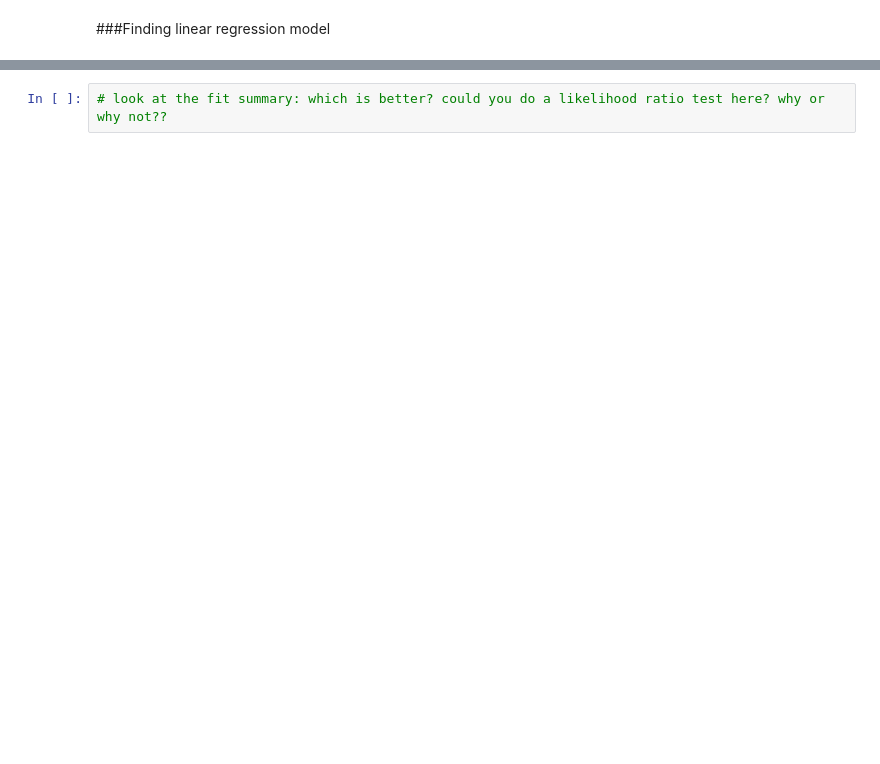
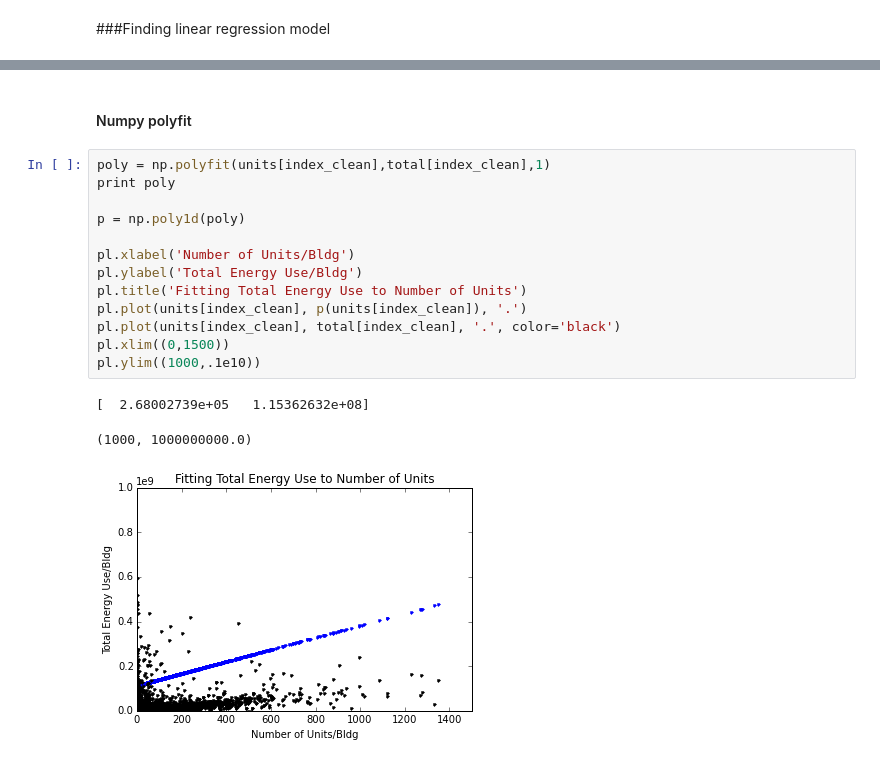
Before and after one commit to hannahkates/PUI2015_hkates, a Jupyter notebook: HW5/HW5_Bldg_Energy.ipynb, the cells around one changed output, grey strips where cells are left out. Saved outputs shown, nothing was run; the diff lists cells and outputs as text; blank space fills up the shorter version.

```diff
--- a/HW5/HW5_Bldg_Energy.ipynb
+++ b/HW5/HW5_Bldg_Energy.ipynb
@@ -220,2 +188,19 @@ AttributeError: 'DataFrame' object has no attribute 'total'
-# %%
-# look at the fit summary: which is better? could you do a likelihood ratio test here? why or why not??
+# %% [markdown]
+#### Numpy polyfit
+# %%
+poly = np.polyfit(units[index_clean],total[index_clean],1)
+print poly
+
+p = np.poly1d(poly)
+
+pl.xlabel('Number of Units/Bldg')
+pl.ylabel('Total Energy Use/Bldg')
+pl.title('Fitting Total Energy Use to Number of Units')
+pl.plot(units[index_clean], p(units[index_clean]), '.')
+pl.plot(units[index_clean], total[index_clean], '.', color='black')
+pl.xlim((0,1500))
+pl.ylim((1000,.1e10))
+# %% [output]
+[  2.68002739e+05   1.15362632e+08]
+(1000, 1000000000.0)
+[figure, added]
```
Also changed, not shown: parts of 18 cells of this notebook.
